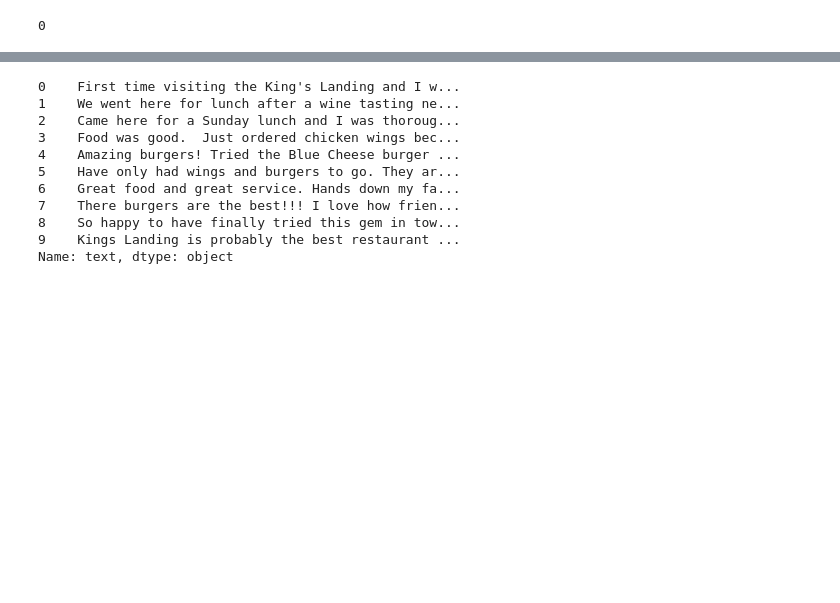
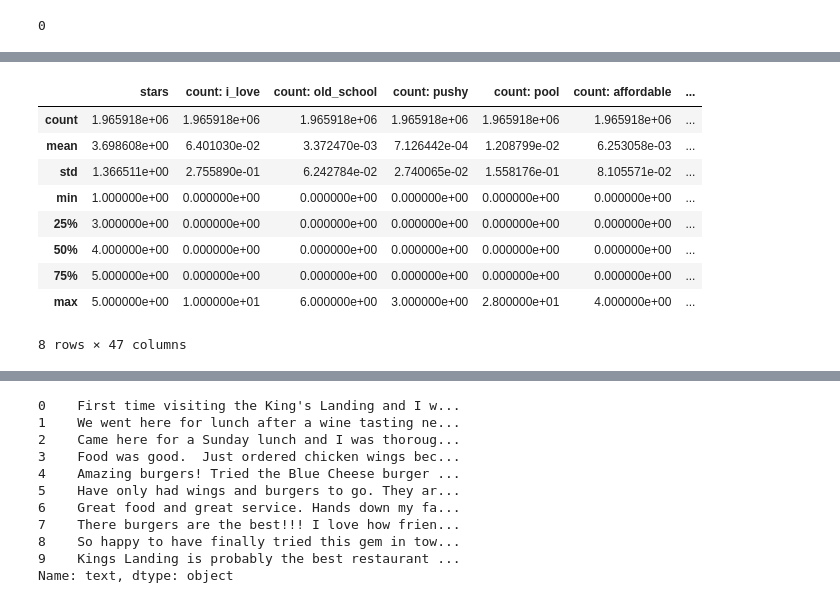
Before and after one commit to meiguan/yelp_abcs, a Jupyter notebook: stag/setup_ads_sjf374.ipynb, the cells around one changed output, grey strips where cells are left out. Saved outputs shown, nothing was run; the diff lists cells and outputs as text; code cells hidden in the pictures; blank space fills up the shorter version.

```diff
--- a/stag/setup_ads_sjf374.ipynb
+++ b/stag/setup_ads_sjf374.ipynb
@@ -543,3 +524,5 @@ tokenizer.tokenize(test2.lower().split()).count(lsttolookfor)
 0
 # %%
 y_reviews['text'][2].count(lsttolookfor[-1])
+# %%
+y_reviews['text_parsed'] = y_reviews['text'].apply(lambda x: x.lower().split())
@@ -546 +549,14 @@ y_reviews['text'][2].count(lsttolookfor[-1])
+# %%
+y_reviews.describe()
+# %% [output]
+|  | stars | count: i_love | count: old_school | count: pushy | count: pool | count: affordable | ... |
+| count | 1.965918e+06 | 1.965918e+06 | 1.965918e+06 | 1.965918e+06 | 1.965918e+06 | 1.965918e+06 | ... |
+| mean | 3.698608e+00 | 6.401030e-02 | 3.372470e-03 | 7.126442e-04 | 1.208799e-02 | 6.253058e-03 | ... |
+| std | 1.366511e+00 | 2.755890e-01 | 6.242784e-02 | 2.740065e-02 | 1.558176e-01 | 8.105571e-02 | ... |
+| min | 1.000000e+00 | 0.000000e+00 | 0.000000e+00 | 0.000000e+00 | 0.000000e+00 | 0.000000e+00 | ... |
+| 25% | 3.000000e+00 | 0.000000e+00 | 0.000000e+00 | 0.000000e+00 | 0.000000e+00 | 0.000000e+00 | ... |
+| 50% | 4.000000e+00 | 0.000000e+00 | 0.000000e+00 | 0.000000e+00 | 0.000000e+00 | 0.000000e+00 | ... |
+| 75% | 5.000000e+00 | 0.000000e+00 | 0.000000e+00 | 0.000000e+00 | 0.000000e+00 | 0.000000e+00 | ... |
+| max | 5.000000e+00 | 1.000000e+01 | 6.000000e+00 | 3.000000e+00 | 2.800000e+01 | 4.000000e+00 | ... |
+8 rows × 47 columns
 # %%
```
Also changed, not shown: parts of 12 cells of this notebook, 1 other file.
